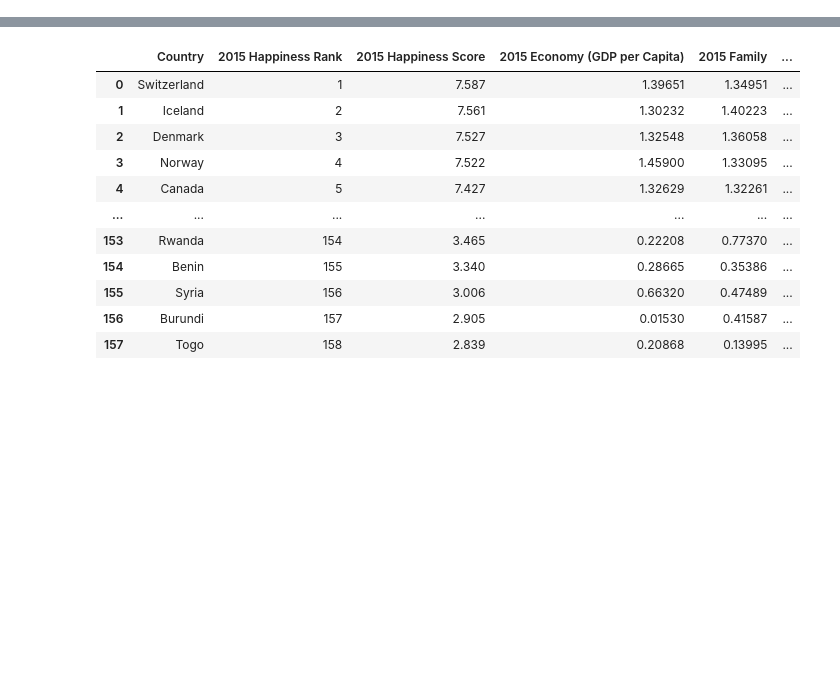
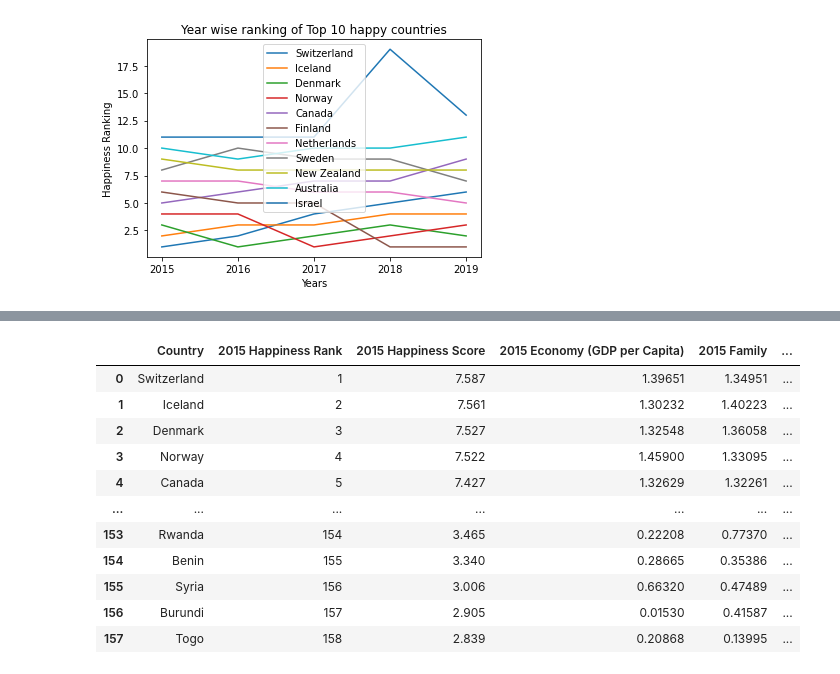
Before and after one commit to AFitzg/Group1---World-Hapiness, a Jupyter notebook: AK Merge.ipynb, the cells around one changed output, grey strips where cells are left out. Drawn from its saved outputs; the diff is of its cells as text; code cells hidden in the pictures; blank space fills up the shorter version.

Commit message:
adding soumya's files and code

```diff
--- a/AK Merge.ipynb
+++ b/AK Merge.ipynb
@@ -6,6 +6,27 @@ import pandas as pd
 import scipy.stats as st
 import numpy as np
 from sklearn import datasets
+
+import matplotlib.pyplot as plt2
+import matplotlib.pyplot as plt3
+import matplotlib.pyplot as plt4
+import matplotlib.pyplot as plt5
+from scipy.stats import linregress
+
+#SOUMYA'S path info
+#Load each year's data into dataframe
+path_2015 = "Resources/2015.csv"
+path_2016 = "Resources/2016.csv"
+path_2017 = "Resources/2017.csv"
+path_2018 = "Resources/2018.csv"
+path_2019 = "Resources/2019.csv"
+
+data_2015 = pd.read_csv(path_2015)
+data_2016 = pd.read_csv(path_2016)
+data_2017 = pd.read_csv(path_2017)
+data_2018 = pd.read_csv(path_2018)
+data_2019 = pd.read_csv(path_2019)
+
 
 #ARIEL'S path info
 Data_2015_path = "../Data/Happiness_2015.csv"
@@ -44,0 +144,5 @@ combine19 = pd.read_csv(Happiness_2019)
+# %%
+rank_df = happiness_metadata[["Country","Rank_2015","Rank_2016","Rank_2017","Rank_2018","Rank_2019"]]
+rank_df = rank_df.rename(columns={"Rank_2015":"2015","Rank_2016":"2016","Rank_2017":"2017","Rank_2018":"2018","Rank_2019":"2019"})
+rank_transposed = rank_df.T
+rank_transposed
@@ -44,0 +158,14 @@ combine19 = pd.read_csv(Happiness_2019)
+# %%
+x_axis = rank_transposed.index.tolist()
+x_axis.pop(0)
+x_axis
+for i in range(11):
+    y_axis = rank_transposed[i].tolist()
+    country = y_axis.pop(0)
+    plt.plot(x_axis,y_axis,label = country)
+    plt.legend(loc = "best")
+    plt.xlabel("Years")
+    plt.ylabel("Happiness Ranking")
+    plt.title("Year wise ranking of Top 10 happy countries")
+# %% [output]
+[figure, added]
```
Also changed, not shown: parts of 10 cells of this notebook, 7 other files.
